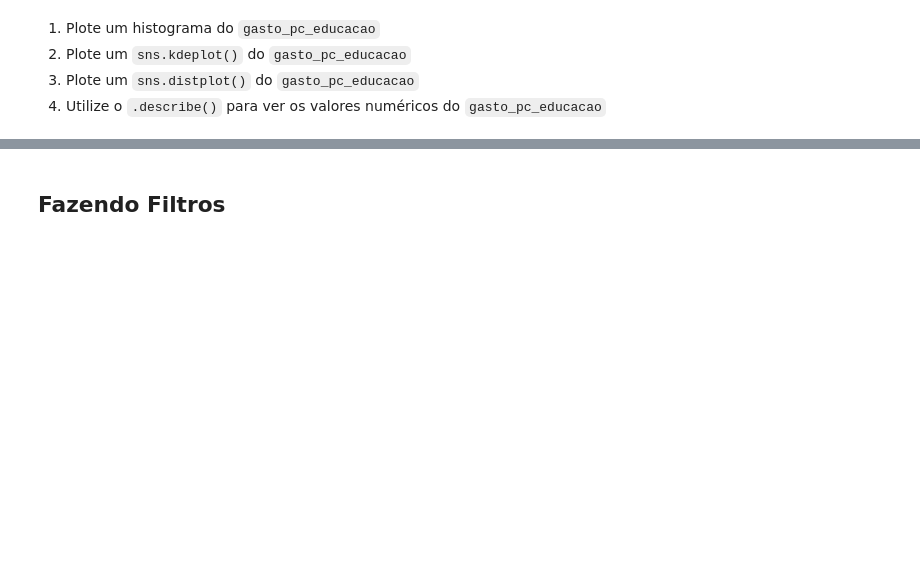
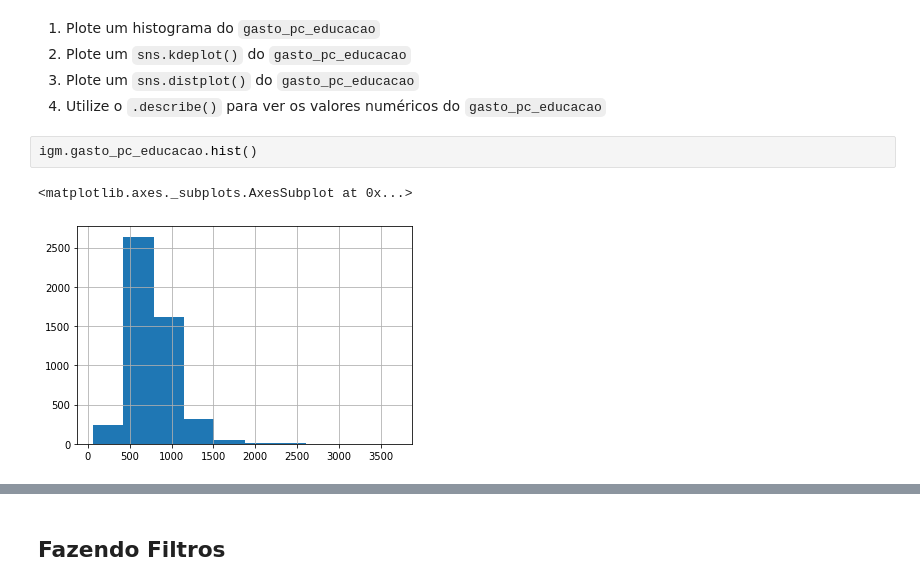
Before and after one commit to barcellfe/datascience_study, a Jupyter notebook: Aula_31_08_2020.ipynb, the cells around one changed output, grey strips where cells are left out. Saved outputs shown, nothing was run; the diff lists cells and outputs as text; blank space fills up the shorter version.

```diff
--- a/Aula_31_08_2020.ipynb
+++ b/Aula_31_08_2020.ipynb
@@ -598,3 +632,8 @@ sns.distplot(ind_des.dropna())
 2. Plote um `sns.kdeplot()` do `gasto_pc_educacao`
 3. Plote um `sns.distplot()` do `gasto_pc_educacao`
 4. Utilize o `.describe()` para ver os valores numéricos do `gasto_pc_educacao`
+# %%
+igm.gasto_pc_educacao.hist()
+# %% [output]
+<matplotlib.axes._subplots.AxesSubplot at 0x...>
+[figure, added]
```
Also changed, not shown: parts of 18 cells of this notebook.
